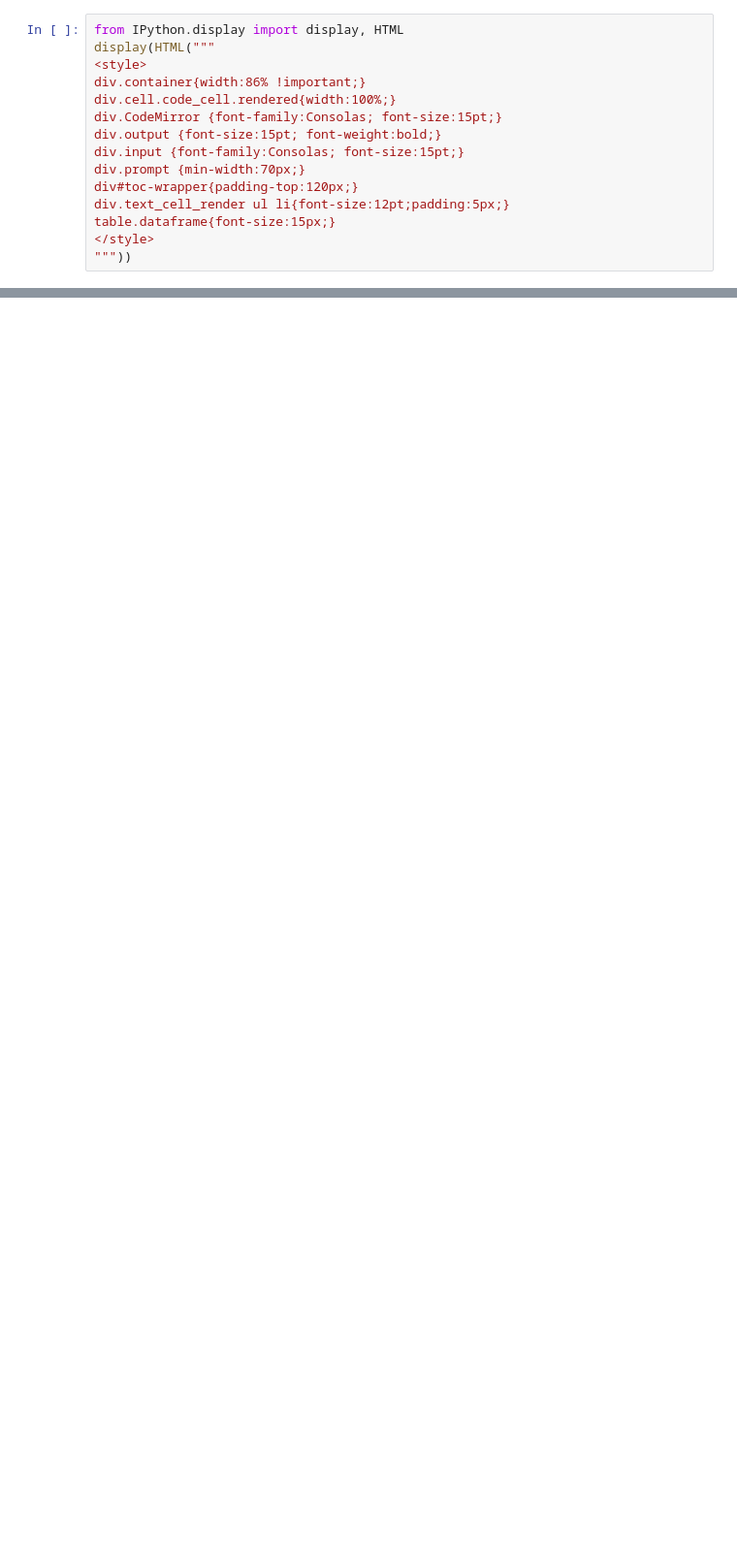
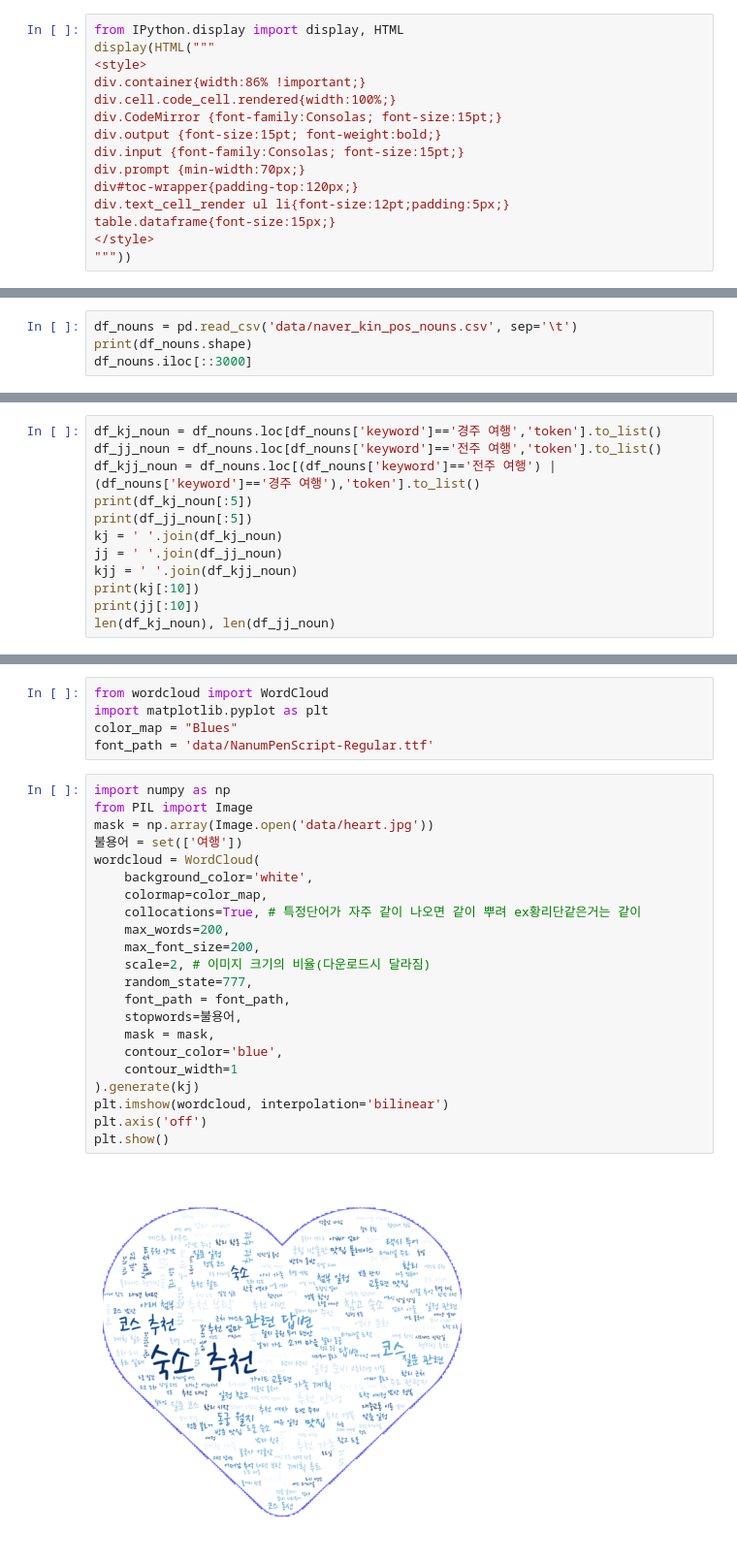
Before and after one commit to ksmindpks/ai_x, a Jupyter notebook: source/07_자연어처리/ch2_한글형태소분석_Quiz.ipynb, the cells around one changed output, grey strips where cells are left out. Shown at 97% size. Saved outputs shown, nothing was run; the diff lists cells and outputs as text; blank space fills up the shorter version.

```diff
--- a/source/07_자연어처리/ch2_한글형태소분석_Quiz.ipynb
+++ b/source/07_자연어처리/ch2_한글형태소분석_Quiz.ipynb
@@ -72,0 +564,4 @@ kj_nouns = ' '.join(k_kins)
+# %%
+df_nouns = pd.read_csv('data/naver_kin_pos_nouns.csv', sep='\t')
+print(df_nouns.shape)
+df_nouns.iloc[::3000]
@@ -72,0 +580,12 @@ kj_nouns = ' '.join(k_kins)
+# %%
+df_kj_noun = df_nouns.loc[df_nouns['keyword']=='경주 여행','token'].to_list()
+df_jj_noun = df_nouns.loc[df_nouns['keyword']=='전주 여행','token'].to_list()
+df_kjj_noun = df_nouns.loc[(df_nouns['keyword']=='전주 여행') | (df_nouns['keyword']=='경주 여행'),'token'].to_list()
+print(df_kj_noun[:5])
+print(df_jj_noun[:5])
+kj = ' '.join(df_kj_noun)
+jj = ' '.join(df_jj_noun)
+kjj = ' '.join(df_kjj_noun)
+print(kj[:10])
+print(jj[:10])
+len(df_kj_noun), len(df_jj_noun)
@@ -72,0 +598,29 @@ kj_nouns = ' '.join(k_kins)
+# %%
+from wordcloud import WordCloud
+import matplotlib.pyplot as plt
+color_map = "Blues"
+font_path = 'data/NanumPenScript-Regular.ttf'
+# %%
+import numpy as np
+from PIL import Image
+mask = np.array(Image.open('data/heart.jpg'))
+불용어 = set(['여행'])
+wordcloud = WordCloud(
+    background_color='white',
+    colormap=color_map,
+    collocations=True, # 특정단어가 자주 같이 나오면 같이 뿌려 ex황리단같은거는 같이
+    max_words=200,
+    max_font_size=200,
+    scale=2, # 이미지 크기의 비율(다운로드시 달라짐)
+    random_state=777,
+    font_path = font_path,
+    stopwords=불용어,
+    mask = mask,
+    contour_color='blue',
+    contour_width=1
+).generate(kj)
+plt.imshow(wordcloud, interpolation='bilinear')
+plt.axis('off')
+plt.show()
+# %% [output]
+[figure, added]
```
Also changed, not shown: parts of 84 cells of this notebook, 11 other files.
